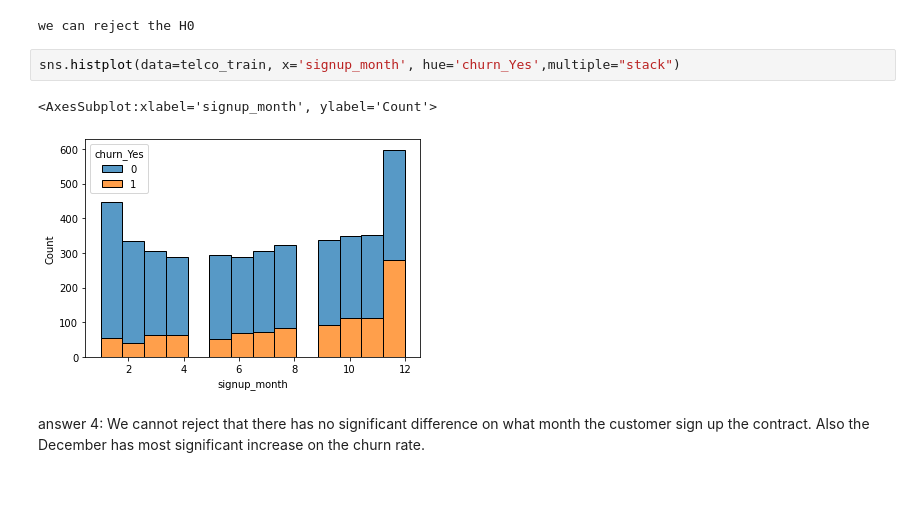
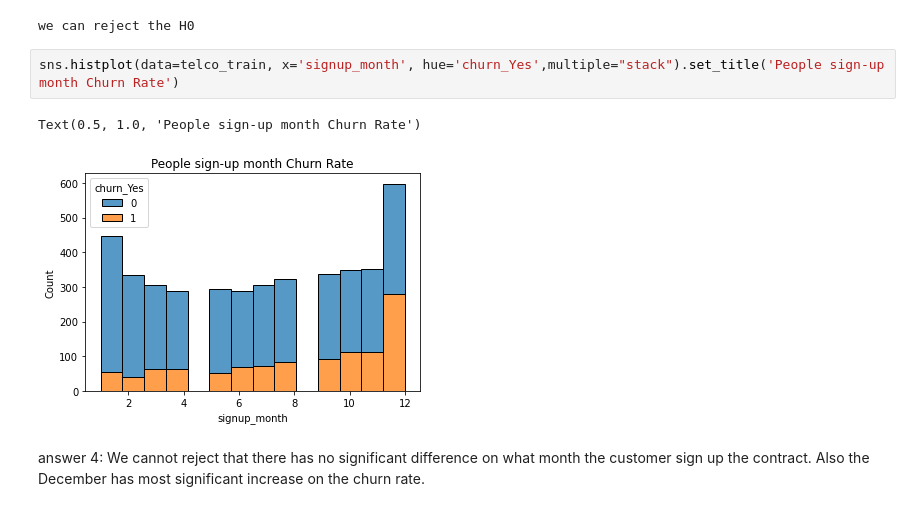
Before and after one commit to QinzhiChen/Classification-Project, a Jupyter notebook: Final_Report.ipynb, the cells around one changed output. Cells and saved outputs as stored; diff of their text form.

```diff
--- a/Final_Report.ipynb
+++ b/Final_Report.ipynb
@@ -377,10 +408,10 @@ else:
 # %% [output]
 we can reject the H0
 # %%
-sns.histplot(data=telco_train, x='signup_month', hue='churn_Yes',multiple="stack")
+sns.histplot(data=telco_train, x='signup_month', hue='churn_Yes',multiple="stack").set_title('People sign-up month Churn Rate')
 # %% [output]
-<AxesSubplot:xlabel='signup_month', ylabel='Count'>
+Text(0.5, 1.0, 'People sign-up month Churn Rate')
-[figure, old version]
+[figure, new version]
 # %% [markdown]
 answer 4: We cannot reject that there has no significant difference on what month the customer sign up the contract. Also the December has most significant increase on the churn rate.
 # %% [markdown]
```
Also changed, not shown: parts of 4 cells of this notebook.
